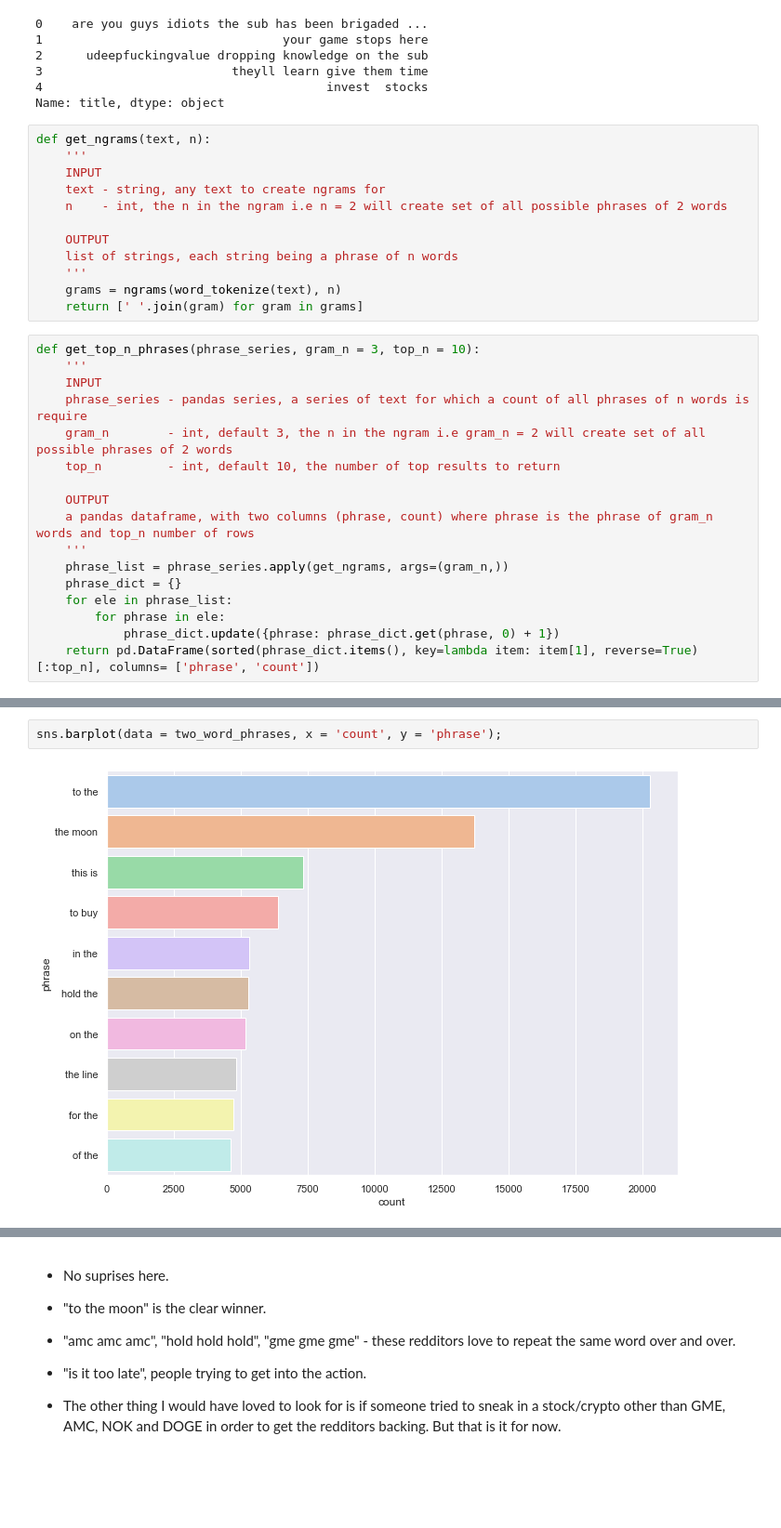
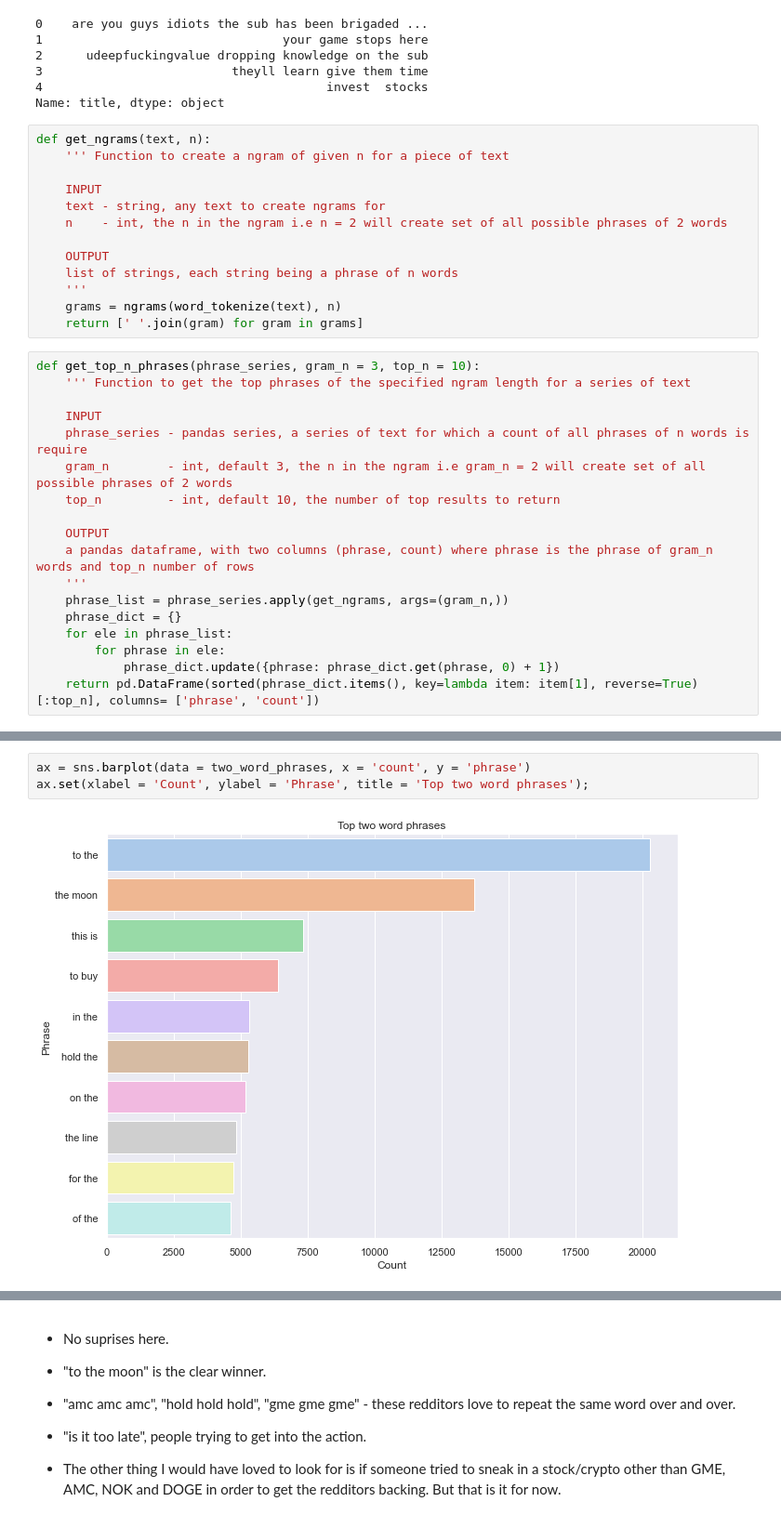
Before and after one commit to vishnu-raju/wallstreetbets_analysis, a Jupyter notebook: rwallstreetbets.ipynb, the cells around one changed output, grey strips where cells are left out. Shown at 93% size. Cells and saved outputs as stored; diff of their text form; blank space fills up the shorter version.

```diff
--- a/rwallstreetbets.ipynb
+++ b/rwallstreetbets.ipynb
@@ -278,7 +323,8 @@ wallstreet_2021_comments_cleaned.head()
 Name: title, dtype: object
 # %%
 def get_ngrams(text, n):
-    '''
+    ''' Function to create a ngram of given n for a piece of text
+
     INPUT
     text - string, any text to create ngrams for
     n    - int, the n in the ngram i.e n = 2 will create set of all possible phrases of 2 words
@@ -290,7 +336,8 @@ def get_ngrams(text, n):
     return [' '.join(gram) for gram in grams]
 # %%
 def get_top_n_phrases(phrase_series, gram_n = 3, top_n = 10):
-    '''
+    ''' Function to get the top phrases of the specified ngram length for a series of text
+
     INPUT
     phrase_series - pandas series, a series of text for which a count of all phrases of n words is require
     gram_n        - int, default 3, the n in the ngram i.e gram_n = 2 will create set of all possible phrases of 2 words
@@ -311,7 +359,8 @@ four_word_phrases = get_top_n_phrases(wallstreet_2021_comments_cleaned, 4)
 three_word_phrases = get_top_n_phrases(wallstreet_2021_comments_cleaned, 3)
 two_word_phrases = get_top_n_phrases(wallstreet_2021_comments_cleaned, 2)
 # %%
-sns.barplot(data = two_word_phrases, x = 'count', y = 'phrase');
+ax = sns.barplot(data = two_word_phrases, x = 'count', y = 'phrase')
+ax.set(xlabel = 'Count', ylabel = 'Phrase', title = 'Top two word phrases');
 # %% [output]
-[figure, old version]
+[figure, new version]
 # %%
```
Also changed, not shown: parts of 16 cells of this notebook.
